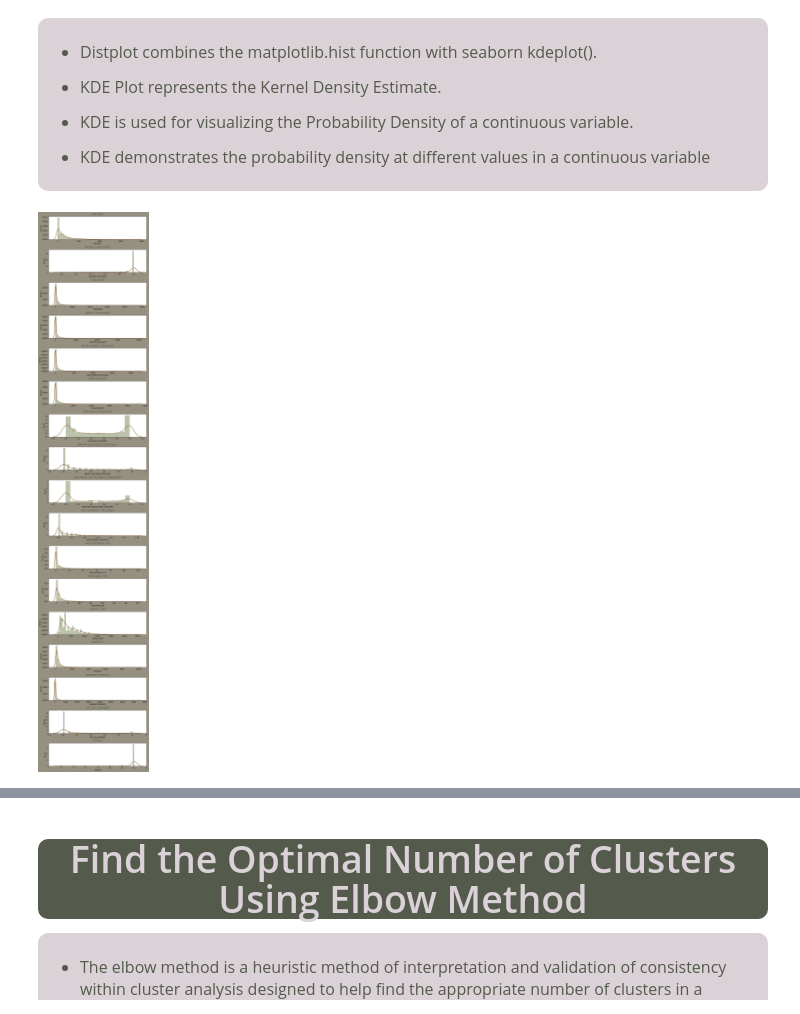
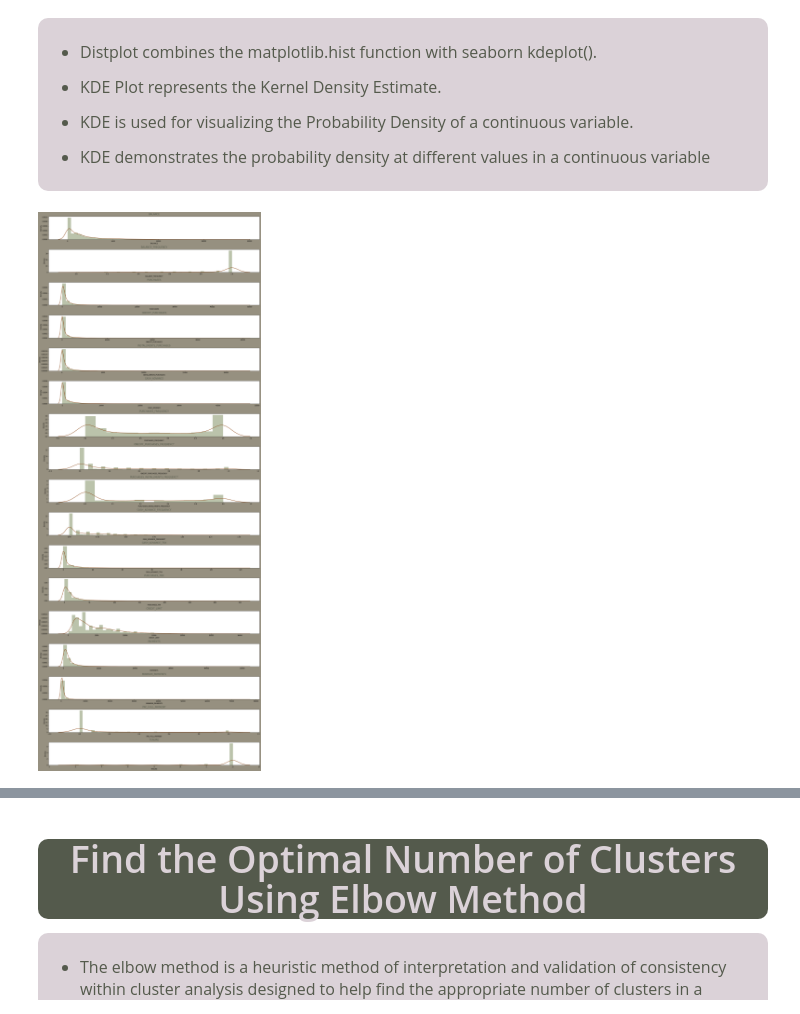
Before and after one commit to vainero/Customers-Segmentation-Clastering-KMeans, a Jupyter notebook: customers-segmentation.ipynb, the cells around one changed output, grey strips where cells are left out. Saved outputs shown, nothing was run; the diff lists cells and outputs as text; code cells hidden in the pictures.

```diff
--- a/customers-segmentation.ipynb
+++ b/customers-segmentation.ipynb
@@ -299,15 +322,15 @@ df.head().style.background_gradient(cmap='BrBG').set_properties(**{'font-family'
 - KDE demonstrates the probability density at different values in a continuous variable
 # %%
 # Plot the distribution
-plt.figure(figsize = (10,50), facecolor = '#969080')
+plt.figure(figsize = (20,50), facecolor = '#969080')
 for i in range(len(df.columns)):
     plt.subplot(17,1,i+1)
     sns.distplot(df[df.columns[i]],
                  kde_kws={'color':'saddlebrown', 'lw':2, 'label':'KDE'}, hist_kws={'color':'darkolivegreen'})
     plt.title(df.columns[i], color= '#545a4c', fontsize = 15, y=1.03)
 plt.tight_layout()
 # %% [output]
-[figure, old version]
+[figure, new version]
 # %%
 # Correlation matrix between features
 correlations = df.corr()
```
Also changed, not shown: parts of 27 cells of this notebook.
